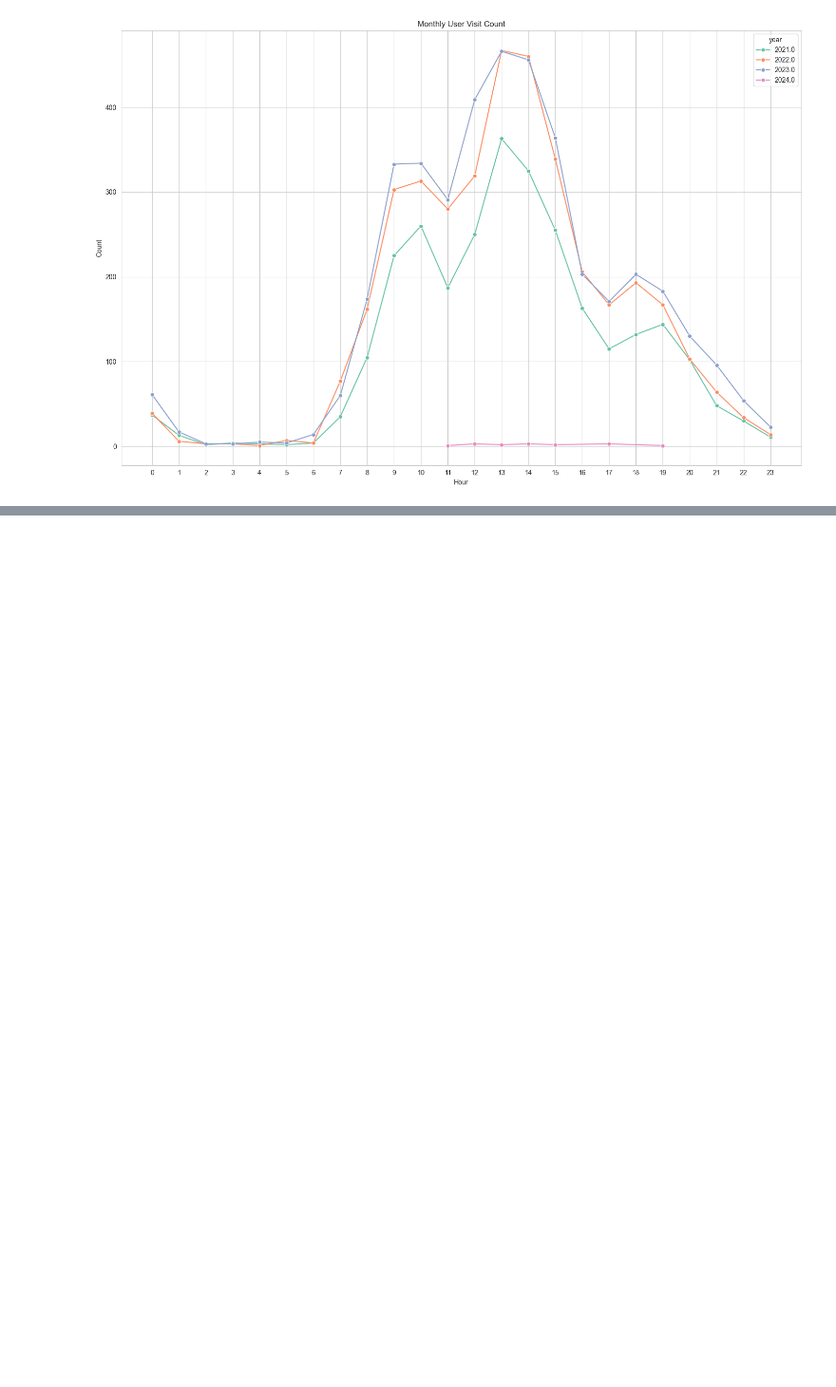
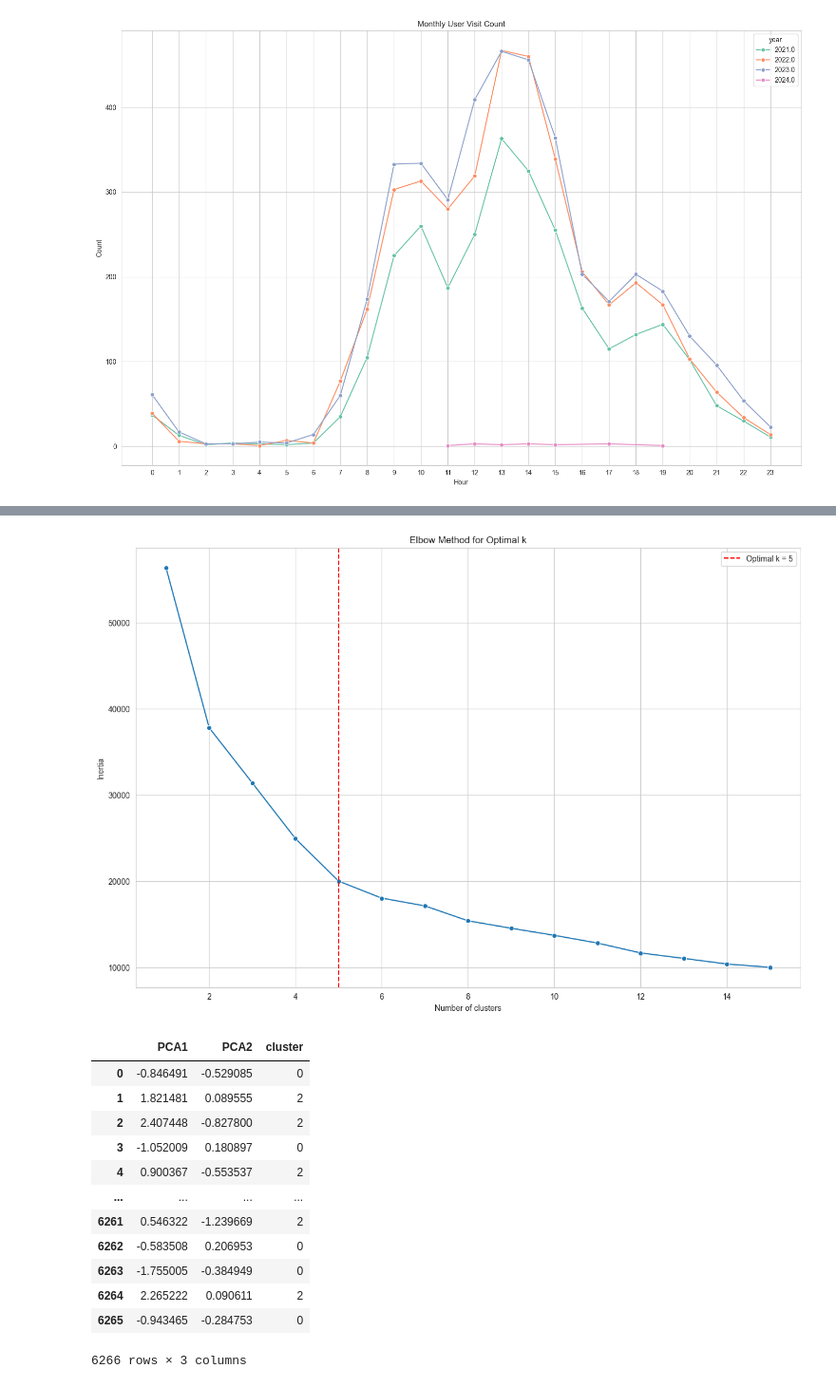
Before and after one commit to saeraniren/intermediate_project2, a Jupyter notebook: lwc_main.ipynb, the cells around one changed output, grey strips where cells are left out. Shown at 95% size. Drawn from its saved outputs; the diff is of its cells as text; code cells hidden in the pictures; blank space fills up the shorter version.

```diff
--- a/lwc_main.ipynb
+++ b/lwc_main.ipynb
@@ -475,0 +806,76 @@ plt.show()
+# %%
+# site_id를 정리한 데이터
+feature_data_filtered = groupby_merge_df.select_dtypes(['int', 'float']).drop(labels='site_id', axis=1)
+
+# 표준화
+scaler = StandardScaler()
+feature_data_scaled = scaler.fit_transform(feature_data)
+
+# Elbow Method를 통한 적절한 k개 분석
+inertia_list = []
+
+for k in range(1, 16):
+    kmeans = KMeans(n_clusters=k, random_state=42)
+    kmeans.fit(feature_data_scaled)
+    inertia = kmeans.inertia_
+
+    inertia_list.append(inertia)
+
+# 계산을 용이하게 하기 위한 numpy 배열 변환
+inertia_arr = np.array(inertia_list)
+
+# Elbow Method 시각화
+plt.figure(figsize=(15, 10))
+sns.lineplot(x=range(1, 16), y=inertia_list, marker='o')
+plt.axvline(x=kl.knee, color='red', linestyle='--', label=f"Optimal k = {kl.knee}")
+plt.xlabel("Number of clusters")
+plt.ylabel("Inertia")
+plt.title("Elbow Method for Optimal k")
+plt.legend()
+plt.show()
+
+# k를 5개로 두고 클러스터링 진행
+kmeans = KMeans(n_clusters=5, random_state=42)
+groupby_merge_df['cluster'] = kmeans.fit_predict(feature_data_scaled)
+
+# PCA를 통한 2D 그래프 시각화
+pca = PCA(n_components=2)
+pca_df = pd.DataFrame(pca.fit_transform(feature_data_scaled), columns=['PCA1', 'PCA2'])
+pca_df['cluster'] = groupby_merge_df['cluster']
+
+# 데이터 확인
+display(pca_df)
+
+# 시각화 구간
+plt.figure(figsize=(15, 10))
+sns.scatterplot(data=pca_df, x='PCA1', y='PCA2', hue='cluster', palette='muted')
+plt.title('Clustering using PCA', fontsize=24)
+plt.xlabel('PCA1', fontsize=16)
+plt.ylabel('PCA2', fontsize=16)
+plt.tight_layout()
+plt.show()
+
+# PCA 구성 요소 확인
+pca_components = pd.DataFrame(
+    pca.components_,  # PCA 구성 요소
+    columns=feature_data.columns,  # 원래 feature 이름들
+    index=['PCA1', 'PCA2']  # 주성분 이름
+)
+
+display(pca_components.T.sort_values(by='PCA1', ascending=False))  # PCA1에 영향을 많이 준 변수 순 정렬
+display(pca_components.T.sort_values(by='PCA2', ascending=False))  # PCA2에 영향을 많이 준 변수 순 정렬
+# %% [output]
+[figure, added]
+|  | PCA1 | PCA2 | cluster |
+| 0 | -0.846491 | -0.529085 | 0 |
+| 1 | 1.821481 | 0.089555 | 2 |
+| 2 | 2.407448 | -0.827800 | 2 |
+| 3 | -1.052009 | 0.180897 | 0 |
+| 4 | 0.900367 | -0.553537 | 2 |
+| ... | ... | ... | ... |
+| 6261 | 0.546322 | -1.239669 | 2 |
+| 6262 | -0.583508 | 0.206953 | 0 |
+| 6263 | -1.755005 | -0.384949 | 0 |
+| 6264 | 2.265222 | 0.090611 | 2 |
+| 6265 | -0.943465 | -0.284753 | 0 |
+6266 rows × 3 columns
```
Also changed, not shown: parts of 10 cells of this notebook.
